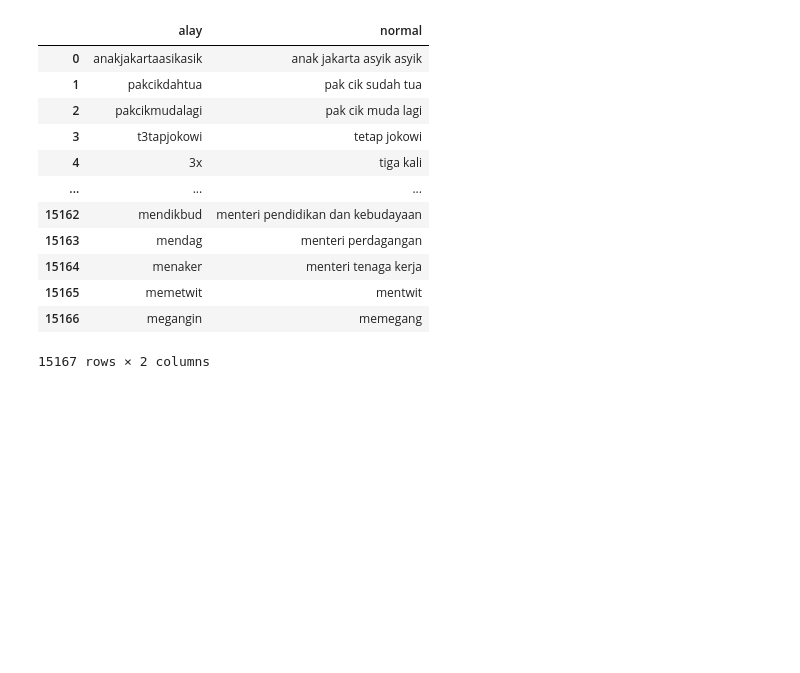
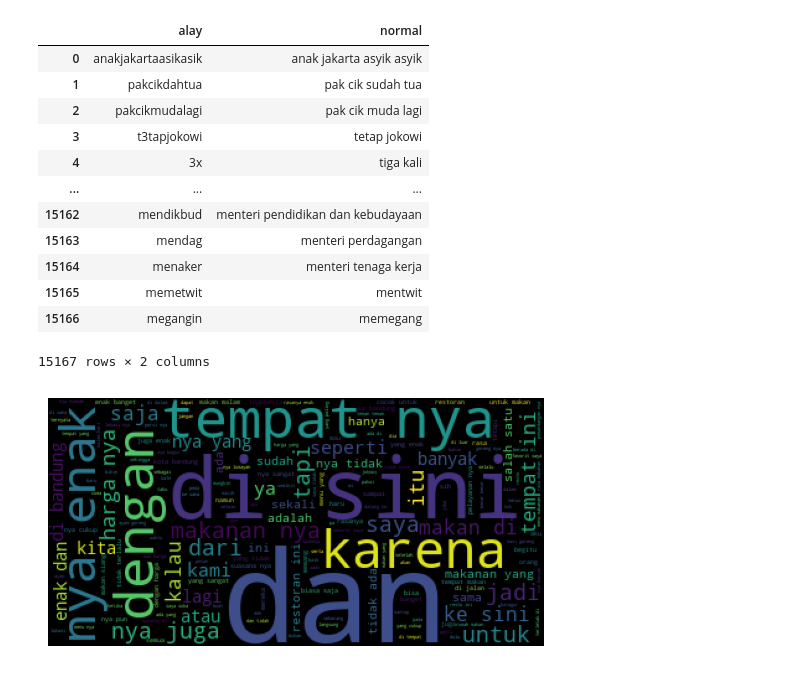
Before and after one commit to AlifSeptian11/PlatinumChallange-Group2-, a Jupyter notebook: EDA Platinum.ipynb, the cells around one changed output. Cells and saved outputs as stored; diff of their text form; code cells hidden in the pictures; blank space fills up the shorter version.

Commit message:
EDA wordcloud + stopwords
pada data.csv setelah cleansing

```diff
--- a/EDA Platinum.ipynb
+++ b/EDA Platinum.ipynb
@@ -183,0 +194,10 @@ def alay_to_normal(s):
+# %%
+text = ' '.join(df['Tweet'])
+wordcloud = WordCloud().generate(text)
+
+# Generate plot
+plt.imshow(wordcloud)
+plt.axis("off")
+plt.show()
+# %% [output]
+[figure, added]
```
Also changed, not shown: parts of 8 cells of this notebook.
